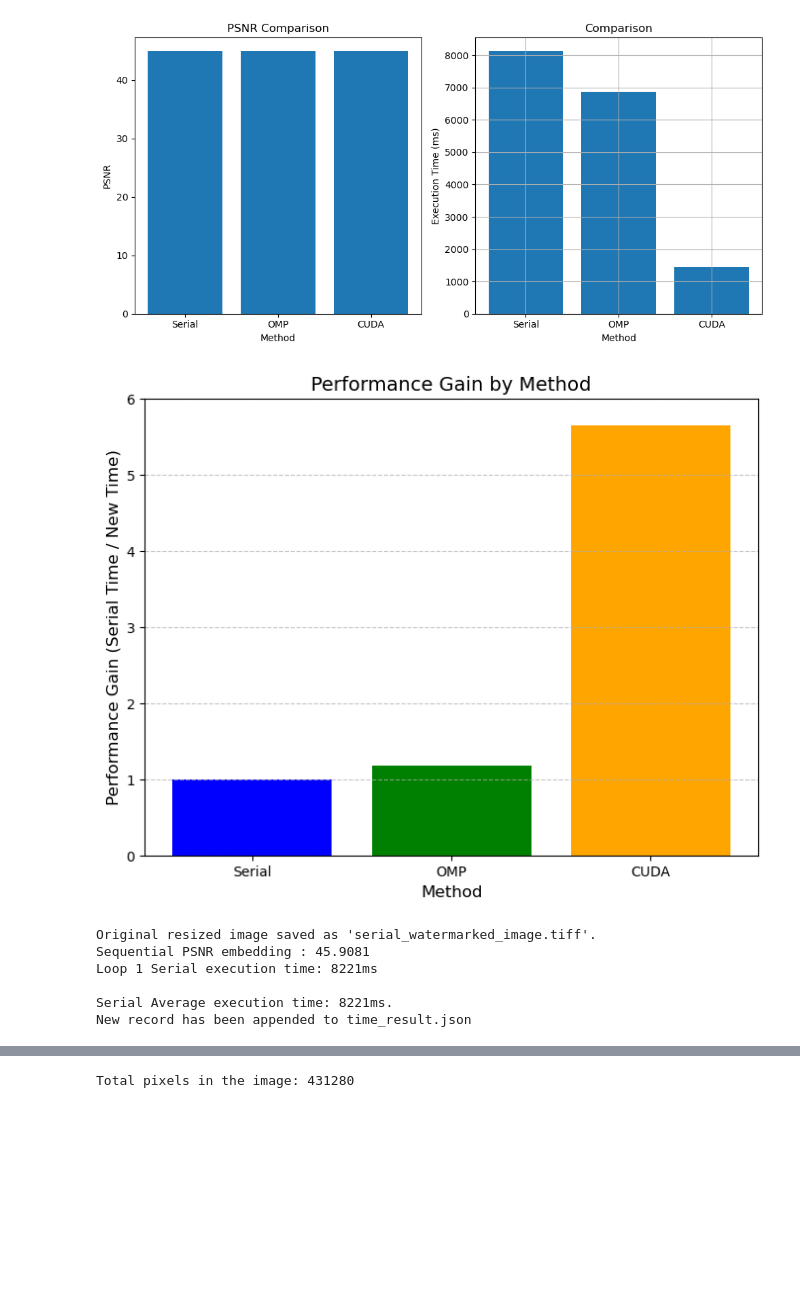
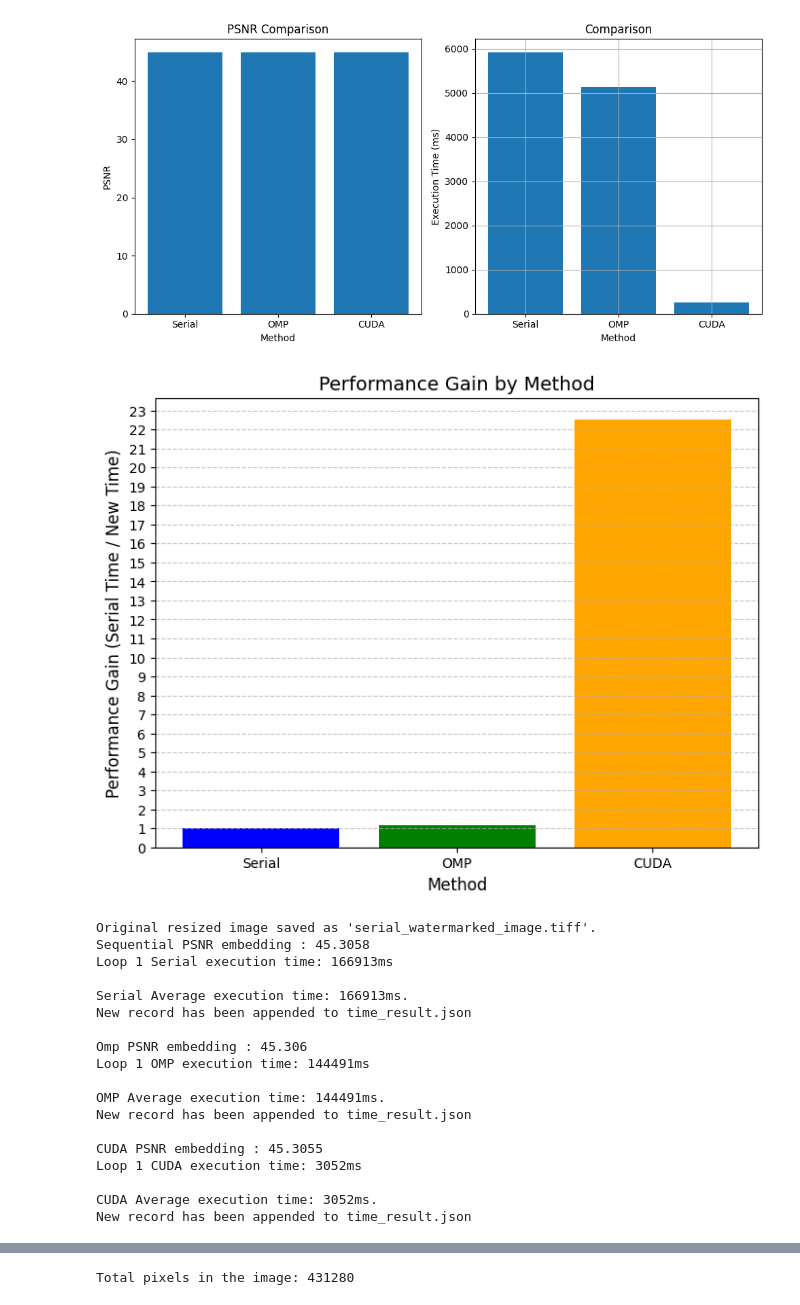
Before and after one commit to LimTienAu/DWTSVD_Watermarking, a Jupyter notebook: DWTSVD_Watermarking/DSPC_main.ipynb, the cells around one changed output, grey strips where cells are left out. Saved outputs shown, nothing was run; the diff lists cells and outputs as text; code cells hidden in the pictures; blank space fills up the shorter version.

```diff
--- a/DWTSVD_Watermarking/DSPC_main.ipynb
+++ b/DWTSVD_Watermarking/DSPC_main.ipynb
@@ -8,6 +8,15 @@ import numpy as np
 from PIL import Image
 
 def get_image_total_pixels(image_path):
+  """
+  Calculates the total number of pixels in an image.
+
+  Args:
+    image_path: Path to the image file.
+
+  Returns:
+    The total number of pixels in the image, or None if an error occurs.
+  """
   try:
     img = Image.open(image_path)
     width, height = img.size
@@ -21,7 +30,16 @@ def get_image_total_pixels(image_path):
     return None
 
 def run_cpp_executable(executable_path, args):
+  """
+  Runs the specified C++ executable with the given arguments.
 
+  Args:
+    executable_path: Path to the executable file.
+    args: List of arguments to pass to the executable.
+
+  Returns:
+    The output of the executable as a string.
+  """
   try:
     result = subprocess.run([executable_path] + args,
                            stdout=subprocess.PIPE,
@@ -33,7 +51,7 @@ def run_cpp_executable(executable_path, args):
     print(f"Error executing {executable_path}: {e}")
     return ""
 #
-original_images = ["home.jpg", "home.jpg","home.jpg"]
+original_images = ["home.jpg", "aldrin.jpg","apollo-medium.jpg"]
 loop_number = "1"
 executable_path = "./x64/Release/DWTSVD_Watermarking.exe"
 #<original_image_path> <watermark_image_path> <watermark_width> <watermark_height> <type> <loop_number>
@@ -144,9 +162,21 @@ CUDA Average execution time: 1442ms.
 New record has been appended to time_result.json
-[figure, old version]
+[figure, new version]
-[figure, old version]
+[figure, new version]
 Original resized image saved as 'serial_watermarked_image.tiff'.
-Sequential PSNR embedding : 45.9081
-Loop 1 Serial execution time: 8221ms
+Sequential PSNR embedding : 45.3058
+Loop 1 Serial execution time: 166913ms
 
-Serial Average execution time: 8221ms.
+Serial Average execution time: 166913ms.
 New record has been appended to time_result.json
+
+Omp PSNR embedding : 45.306
+Loop 1 OMP execution time: 144491ms
+
+OMP Average execution time: 144491ms.
+New record has been appended to time_result.json
+
+CUDA PSNR embedding : 45.3055
+Loop 1 CUDA execution time: 3052ms
+
+CUDA Average execution time: 3052ms.
+New record has been appended to time_result.json
```
Also changed, not shown: parts of 3 cells of this notebook.
